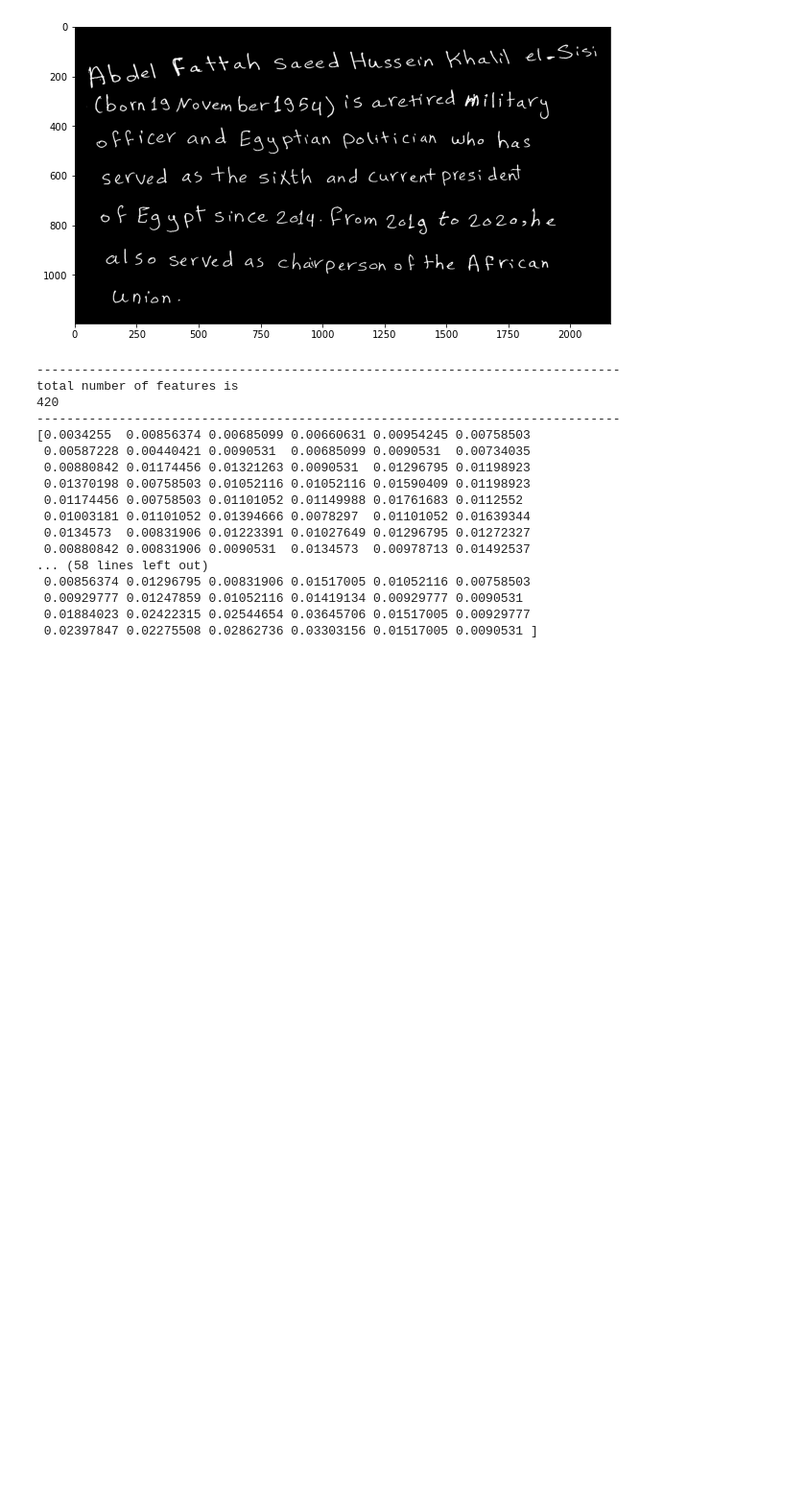
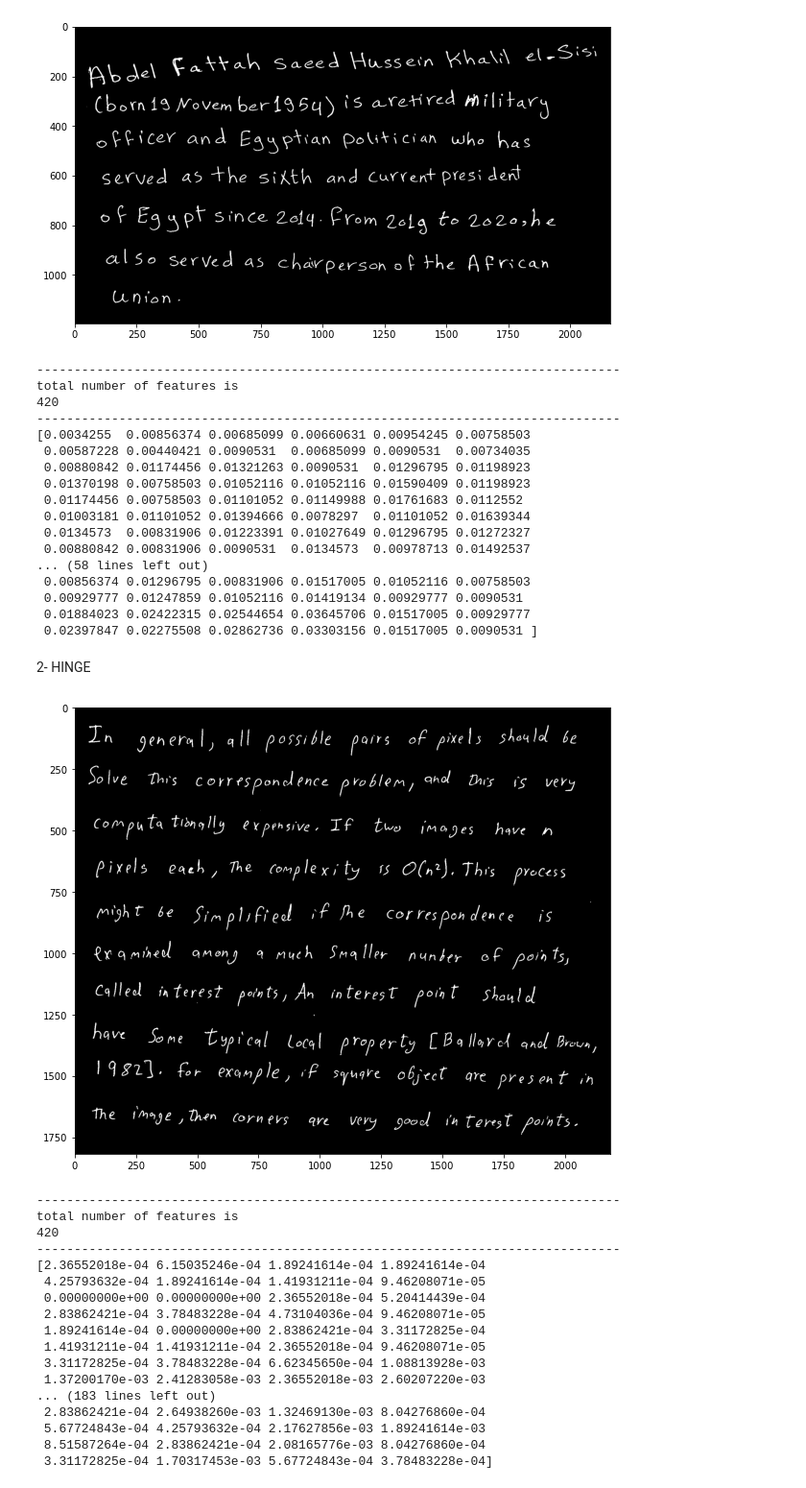
Before and after one commit to Elonsolmostafa1/Pattern-Recognition, a Jupyter notebook: Attempts/COLD and HINGE features.ipynb, the cells around one changed output. Shown: that part at 96% size. Saved outputs shown, nothing was run; the diff lists cells and outputs as text; code cells hidden in the pictures; blank space fills up the shorter version.

Commit message:
Implementing HINGE features function

```diff
--- a/Attempts/COLD and HINGE features.ipynb
+++ b/Attempts/COLD and HINGE features.ipynb
@@ -107,3 +109,9 @@ total number of features is
  0.00929777 0.01247859 0.01052116 0.01419134 0.00929777 0.0090531
  0.01884023 0.02422315 0.02544654 0.03645706 0.01517005 0.00929777
  0.02397847 0.02275508 0.02862736 0.03303156 0.01517005 0.0090531 ]
+# %% [markdown]
+2- HINGE
+# %%
+N_ANGLE_BINS = 40
+BIN_SIZE = 360 // N_ANGLE_BINS
+LEG_LENGTH = 25
@@ -109,0 +152,31 @@ total number of features is
+# %%
+image = cv2.imread("..\\Data_split\\train\\Males\\M5.jpg")
+img = Preprocessing(image)
+hinge_features = get_hinge_features(img)
+fig = plt.figure(figsize=(10, 10))
+plt.imshow(img, cmap='gray')
+plt.show()
+print("------------------------------------------------------------------------------")
+print("total number of features is")
+print(len(cold_features))
+print("------------------------------------------------------------------------------")
+print(hinge_features)
+# %% [output]
+[figure, added]
+------------------------------------------------------------------------------
+total number of features is
+420
+------------------------------------------------------------------------------
+[2.36552018e-04 6.15035246e-04 1.89241614e-04 1.89241614e-04
+ 4.25793632e-04 1.89241614e-04 1.41931211e-04 9.46208071e-05
+ 0.00000000e+00 0.00000000e+00 2.36552018e-04 5.20414439e-04
+ 2.83862421e-04 3.78483228e-04 4.73104036e-04 9.46208071e-05
+ 1.89241614e-04 0.00000000e+00 2.83862421e-04 3.31172825e-04
+ 1.41931211e-04 1.41931211e-04 2.36552018e-04 9.46208071e-05
+ 3.31172825e-04 3.78483228e-04 6.62345650e-04 1.08813928e-03
+ 1.37200170e-03 2.41283058e-03 2.36552018e-03 2.60207220e-03
+... (183 lines left out)
+ 2.83862421e-04 2.64938260e-03 1.32469130e-03 8.04276860e-04
+ 5.67724843e-04 4.25793632e-04 2.17627856e-03 1.89241614e-03
+ 8.51587264e-04 2.83862421e-04 2.08165776e-03 8.04276860e-04
+ 3.31172825e-04 1.70317453e-03 5.67724843e-04 3.78483228e-04]
```
Also changed, not shown: parts of 3 cells of this notebook, 1 other file.
